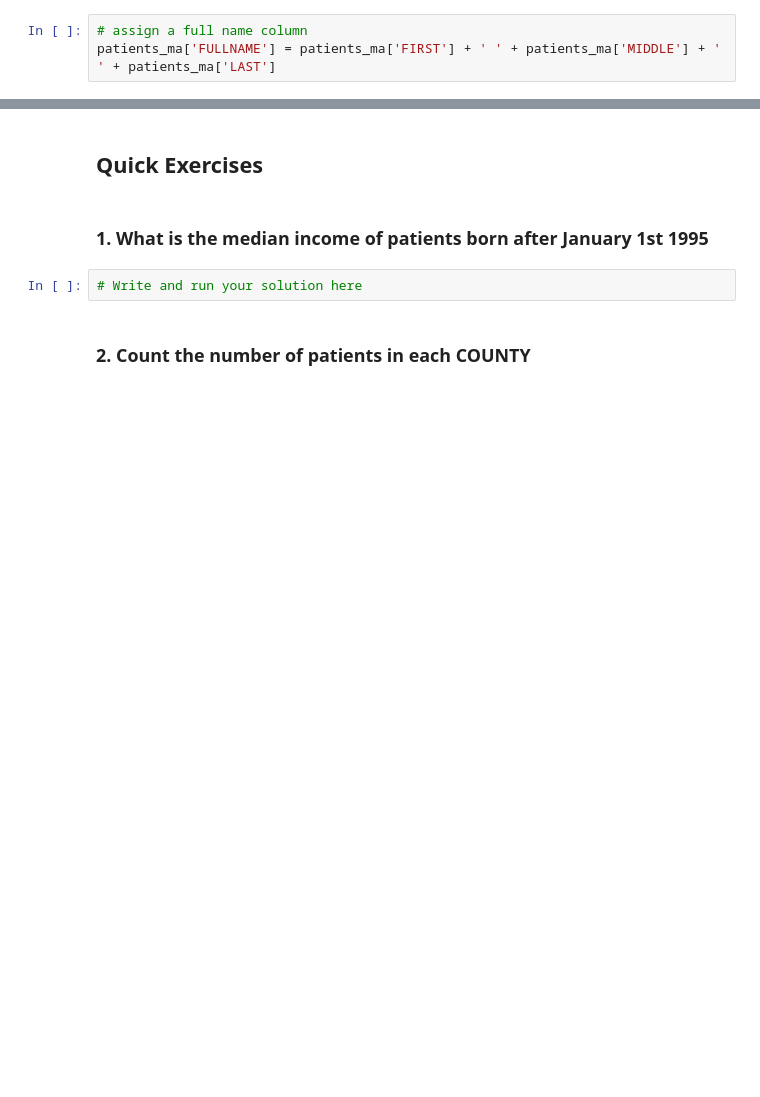
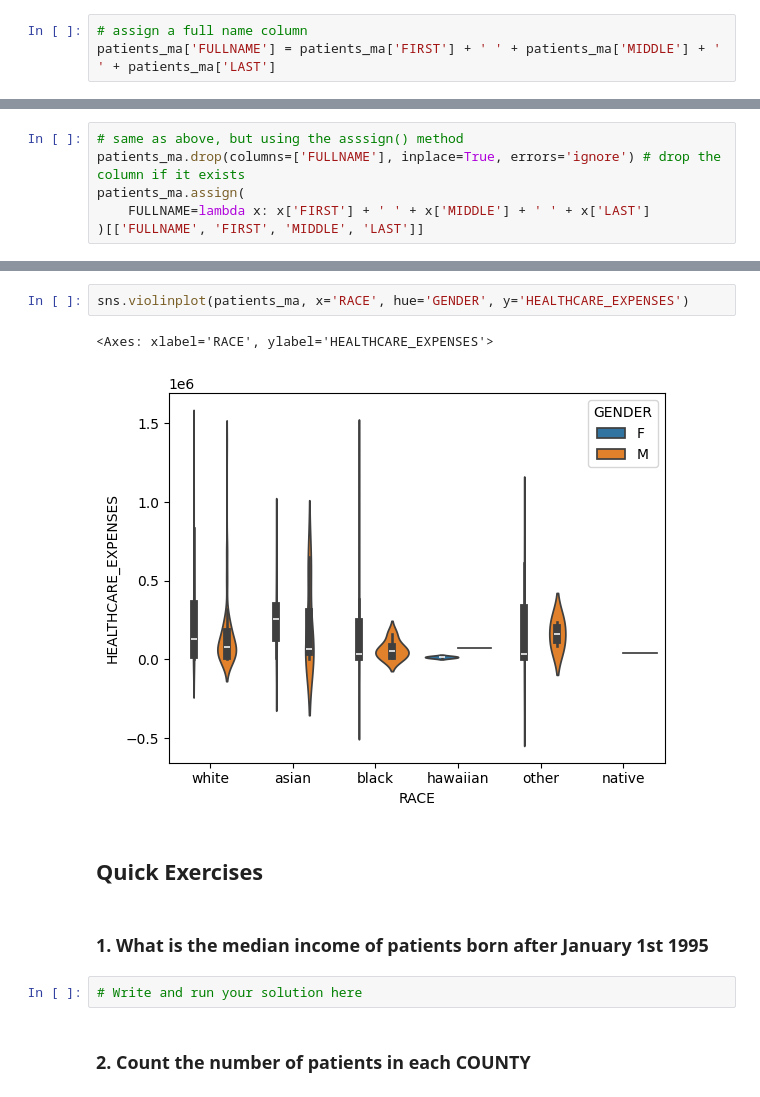
Before and after one commit to btwooton/arch_workshop_data_wrangling1_ws9, a Jupyter notebook: ws9_hands_on.ipynb, the cells around one changed output, grey strips where cells are left out. Cells and saved outputs as stored; diff of their text form; blank space fills up the shorter version.

```diff
--- a/ws9_hands_on.ipynb
+++ b/ws9_hands_on.ipynb
@@ -88,0 +379,6 @@ patients_ma['FULLNAME']
+# %%
+# same as above, but using the asssign() method
+patients_ma.drop(columns=['FULLNAME'], inplace=True, errors='ignore') # drop the column if it exists
+patients_ma.assign(
+    FULLNAME=lambda x: x['FIRST'] + ' ' + x['MIDDLE'] + ' ' + x['LAST']
+)[['FULLNAME', 'FIRST', 'MIDDLE', 'LAST']]
@@ -114,3 +450,8 @@ sns.violinplot(patients_ma, x='GENDER', y='HEALTHCARE_EXPENSES')
+# %%
+sns.violinplot(patients_ma, x='RACE', hue='GENDER', y='HEALTHCARE_EXPENSES')
+# %% [output]
+<Axes: xlabel='RACE', ylabel='HEALTHCARE_EXPENSES'>
+[figure, added]
 # %% [markdown]
 ## Quick Exercises
 # %% [markdown]
```
Also changed, not shown: parts of 51 cells of this notebook.
